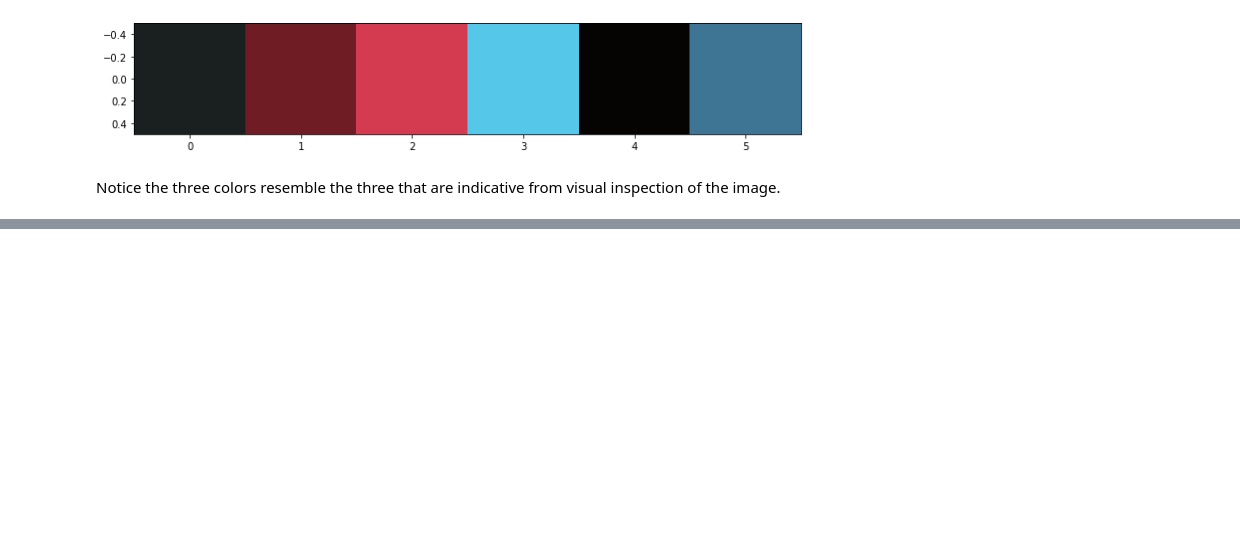
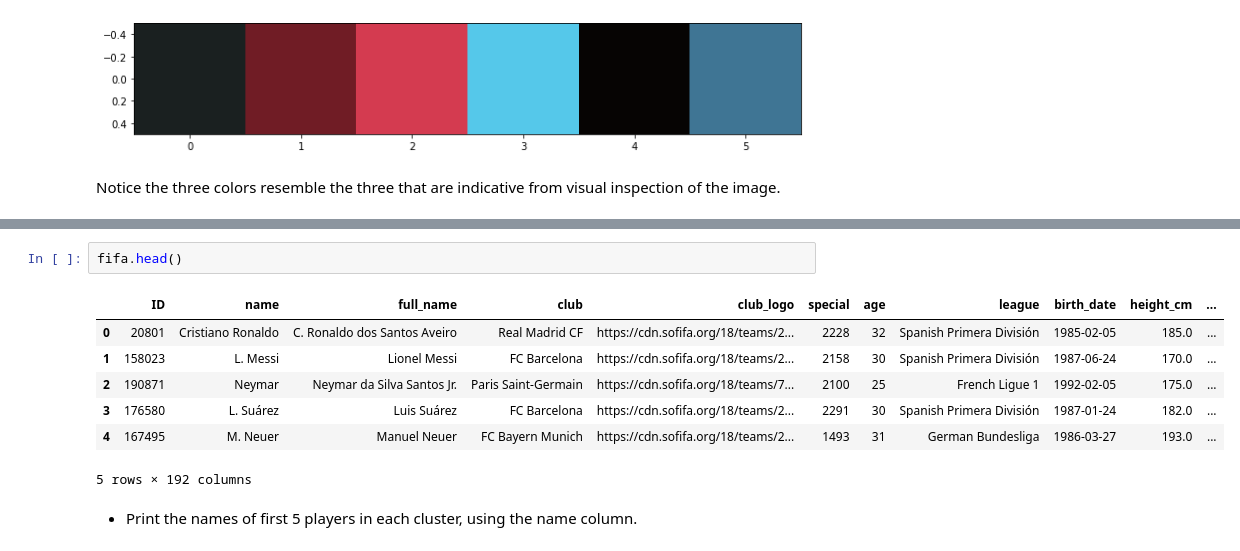
Before and after one commit to Aduzona/Machine_Learning, a Jupyter notebook: 15_ML_Other_Concepts/6_Cluster Analysis in Python/4_Clustering in Real World.ipynb, the cells around one changed output, grey strips where cells are left out. Drawn from its saved outputs; the diff is of its cells as text; blank space fills up the shorter version.

```diff
--- a/15_ML_Other_Concepts/6_Cluster Analysis in Python/4_Clustering in Real World.ipynb
+++ b/15_ML_Other_Concepts/6_Cluster Analysis in Python/4_Clustering in Real World.ipynb
@@ -245,0 +710,12 @@ plt.show()
+# %%
+fifa.head()
+# %% [output]
+|  | ID | name | full_name | club | club_logo | special | age | league | birth_date | height_cm | ... |
+| 0 | 20801 | Cristiano Ronaldo | C. Ronaldo dos Santos Aveiro | Real Madrid CF | https://cdn.sofifa.org/18/teams/2... | 2228 | 32 | Spanish Primera División | 1985-02-05 | 185.0 | ... |
+| 1 | 158023 | L. Messi | Lionel Messi | FC Barcelona | https://cdn.sofifa.org/18/teams/2... | 2158 | 30 | Spanish Primera División | 1987-06-24 | 170.0 | ... |
+| 2 | 190871 | Neymar | Neymar da Silva Santos Jr. | Paris Saint-Germain | https://cdn.sofifa.org/18/teams/7... | 2100 | 25 | French Ligue 1 | 1992-02-05 | 175.0 | ... |
+| 3 | 176580 | L. Suárez | Luis Suárez | FC Barcelona | https://cdn.sofifa.org/18/teams/2... | 2291 | 30 | Spanish Primera División | 1987-01-24 | 182.0 | ... |
+| 4 | 167495 | M. Neuer | Manuel Neuer | FC Bayern Munich | https://cdn.sofifa.org/18/teams/2... | 1493 | 31 | German Bundesliga | 1986-03-27 | 193.0 | ... |
+5 rows × 192 columns
+# %% [markdown]
+* Print the names of first 5 players in each cluster, using the name column.
```
Also changed, not shown: parts of 41 cells of this notebook, 1 other file.
